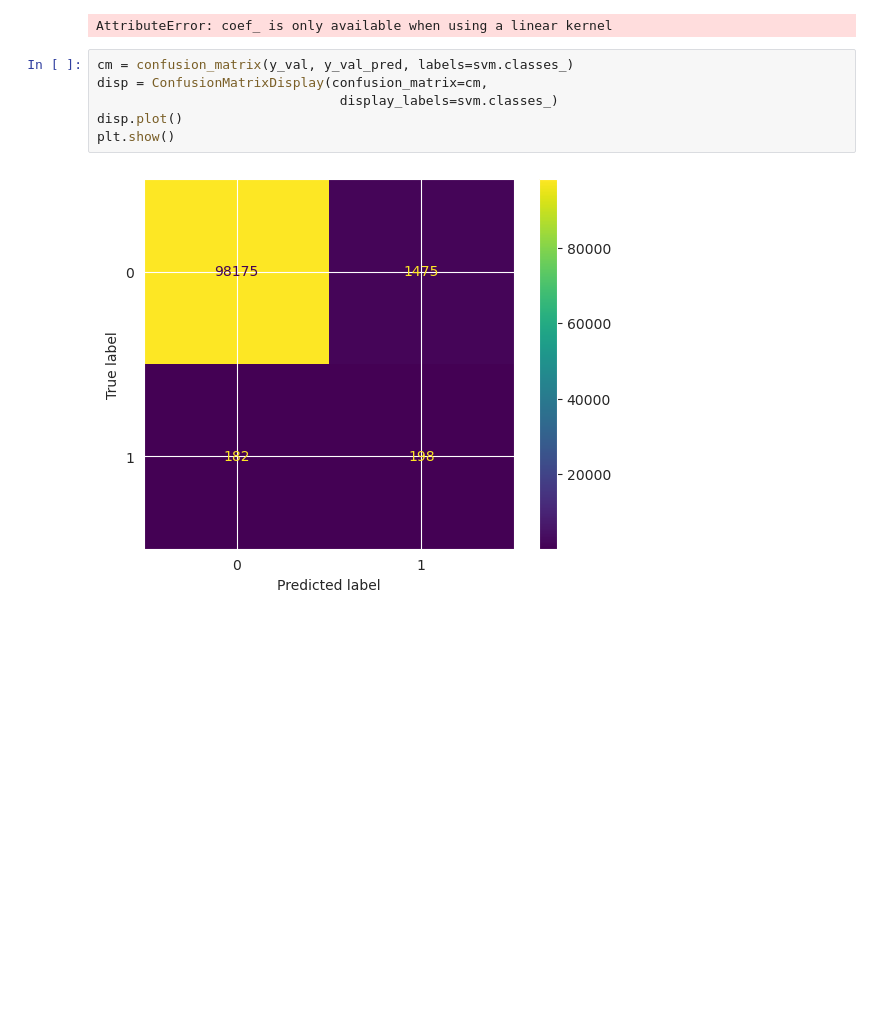
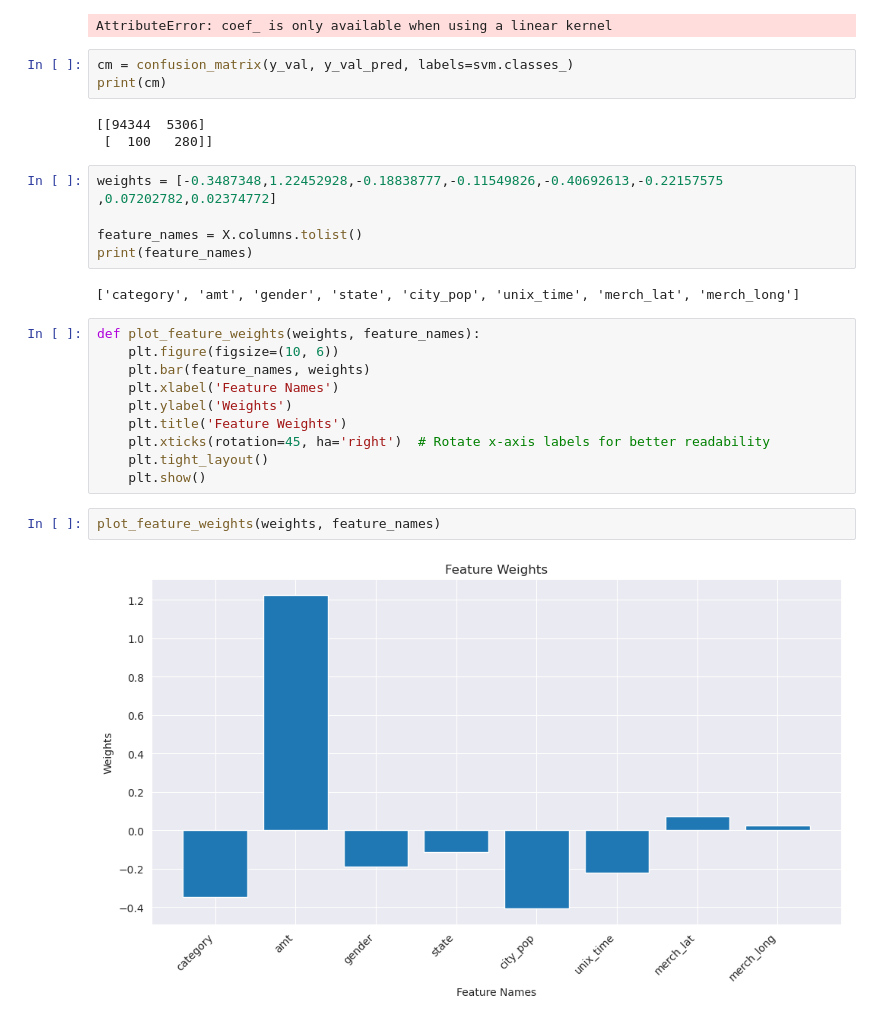
Before and after one commit to Heterohabilis/CS-UY_4563-Final-Project-Repo, a Jupyter notebook: finale_svm.ipynb, the cells around one changed output. Saved outputs shown, nothing was run; the diff lists cells and outputs as text; blank space fills up the shorter version.

```diff
--- a/finale_svm.ipynb
+++ b/finale_svm.ipynb
@@ -231,9 +231,29 @@ print(weights)
 AttributeError: coef_ is only available when using a linear kernel
 # %%
 cm = confusion_matrix(y_val, y_val_pred, labels=svm.classes_)
-disp = ConfusionMatrixDisplay(confusion_matrix=cm,
-                               display_labels=svm.classes_)
-disp.plot()
-plt.show()
+print(cm)
 # %% [output]
-[figure, removed]
+[[94344  5306]
+ [  100   280]]
+# %%
+weights = [-0.3487348,1.22452928,-0.18838777,-0.11549826,-0.40692613,-0.22157575
+,0.07202782,0.02374772]
+
+feature_names = X.columns.tolist()
+print(feature_names)
+# %% [output]
+['category', 'amt', 'gender', 'state', 'city_pop', 'unix_time', 'merch_lat', 'merch_long']
+# %%
+def plot_feature_weights(weights, feature_names):
+    plt.figure(figsize=(10, 6))
+    plt.bar(feature_names, weights)
+    plt.xlabel('Feature Names')
+    plt.ylabel('Weights')
+    plt.title('Feature Weights')
+    plt.xticks(rotation=45, ha='right')  # Rotate x-axis labels for better readability
+    plt.tight_layout()
+    plt.show()
+# %%
+plot_feature_weights(weights, feature_names)
+# %% [output]
+[figure, added]
```
Also changed, not shown: parts of 2 cells of this notebook, 2 other files.
